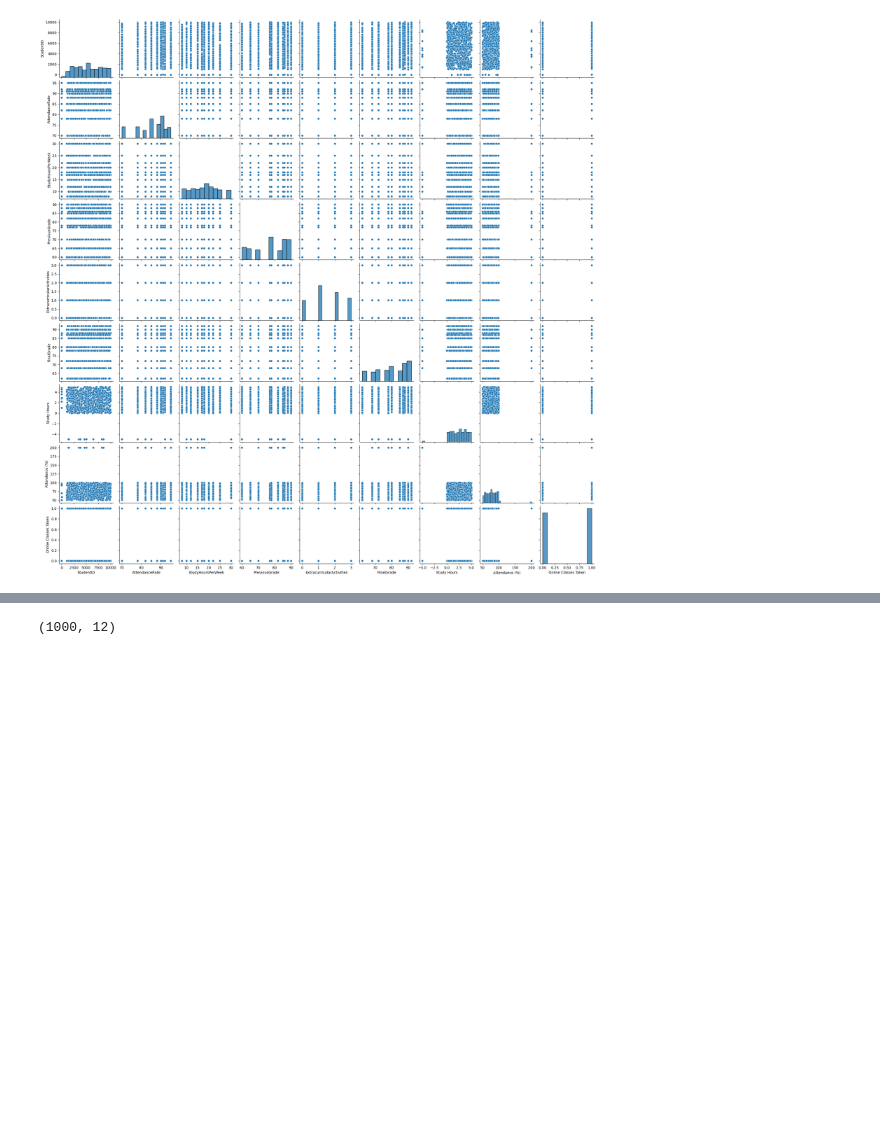
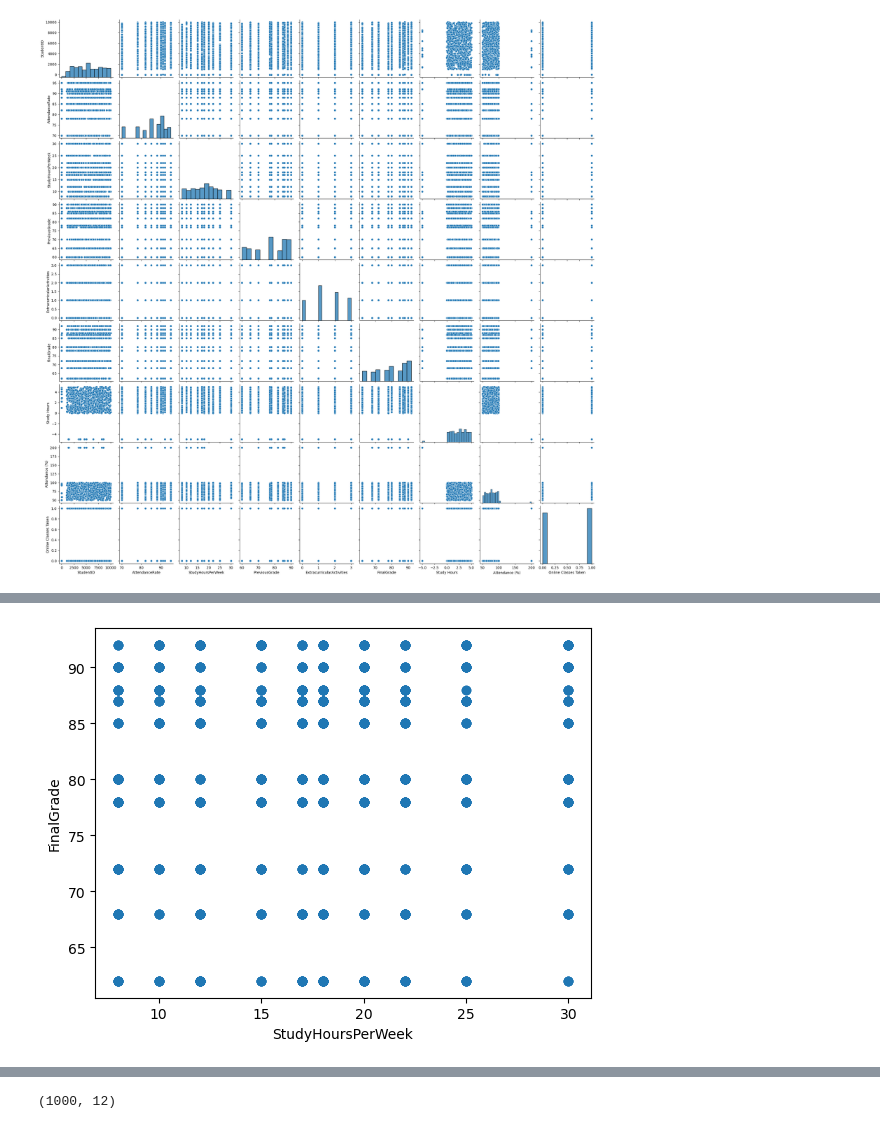
Before and after one commit to Saugatpdsn/Student-Performance-Prediction-ML-Fundamental-, a Jupyter notebook: student_performance_prediction.ipynb, the cells around one changed output, grey strips where cells are left out. Cells and saved outputs as stored; diff of their text form; code cells hidden in the pictures; blank space fills up the shorter version.

```diff
--- a/student_performance_prediction.ipynb
+++ b/student_performance_prediction.ipynb
@@ -156,0 +174,7 @@ plt.show()
+# %%
+plt.scatter(df['StudyHoursPerWeek'],df['FinalGrade'])
+plt.xlabel('StudyHoursPerWeek')
+plt.ylabel('FinalGrade')
+plt.show()
+# %% [output]
+[figure, added]
```
Also changed, not shown: parts of 9 cells of this notebook.
